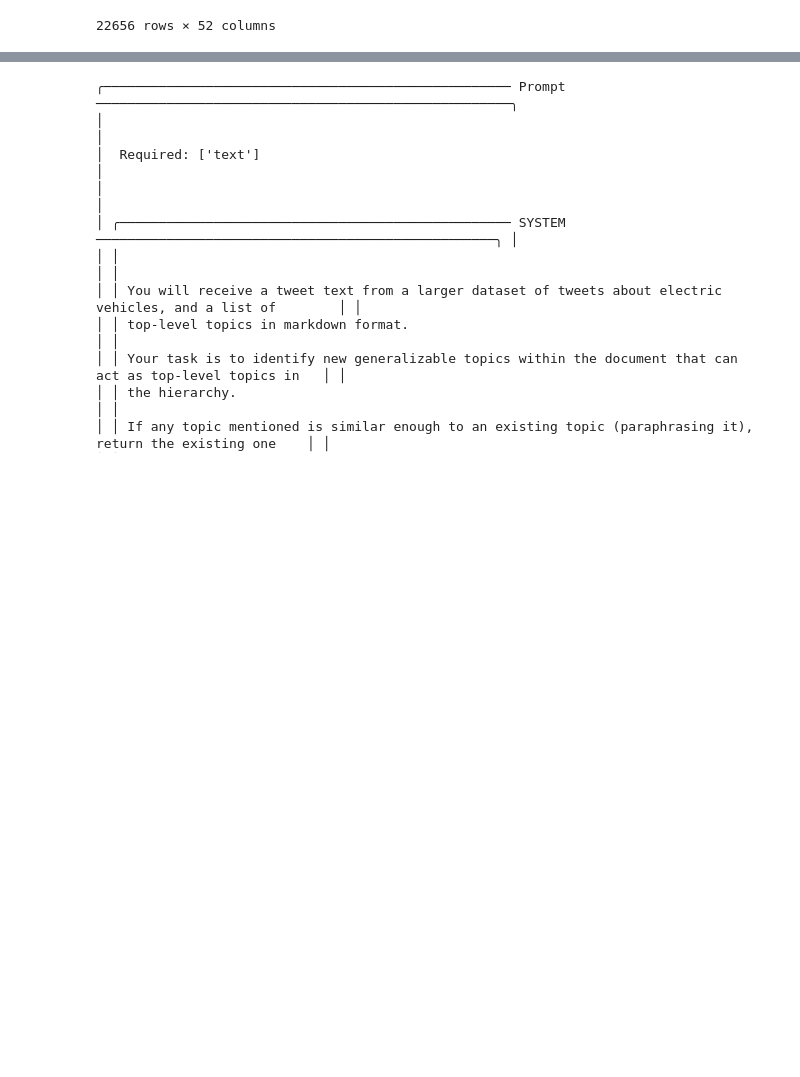
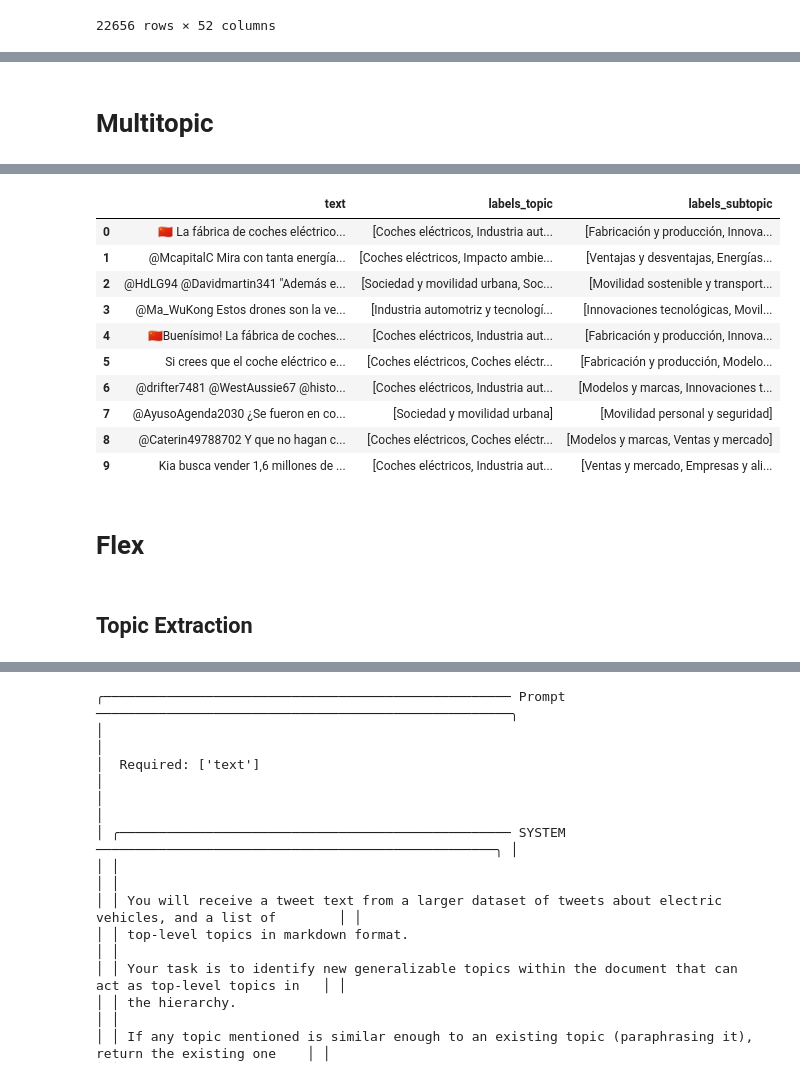
Before and after one commit to graphext/cuery, a Jupyter notebook: notebooks/topics.ipynb, the cells around one changed output, grey strips where cells are left out. Saved outputs shown, nothing was run; the diff lists cells and outputs as text; code cells hidden in the pictures; blank space fills up the shorter version.

```diff
--- a/notebooks/topics.ipynb
+++ b/notebooks/topics.ipynb
@@ -113,0 +193,8 @@ tt.to_pandas()
+# %% [markdown]
+# Multitopic
+# %%
+assigner = topics.MultiTopicAssigner(topics=taxonomy, texts=veh.text[:10])
+tt = await assigner(n_concurrent=100)
+tt_df = tt.to_pandas(explode=False)
+tt_df
+# %% [output]
@@ -113,0 +202,15 @@ tt.to_pandas()
+|  | text | labels_topic | labels_subtopic |
+| 0 | 🇨🇳 La fábrica de coches eléctrico... | [Coches eléctricos, Industria aut... | [Fabricación y producción, Innova... |
+| 1 | @McapitalC Mira con tanta energía... | [Coches eléctricos, Impacto ambie... | [Ventajas y desventajas, Energías... |
+| 2 | @HdLG94 @Davidmartin341 "Además e... | [Sociedad y movilidad urbana, Soc... | [Movilidad sostenible y transport... |
+| 3 | @Ma_WuKong Estos drones son la ve... | [Industria automotriz y tecnologí... | [Innovaciones tecnológicas, Movil... |
+| 4 | 🇨🇳Buenísimo! La fábrica de coches... | [Coches eléctricos, Industria aut... | [Fabricación y producción, Innova... |
+| 5 | Si crees que el coche eléctrico e... | [Coches eléctricos, Coches eléctr... | [Fabricación y producción, Modelo... |
+| 6 | @drifter7481 @WestAussie67 @histo... | [Coches eléctricos, Industria aut... | [Modelos y marcas, Innovaciones t... |
+| 7 | @AyusoAgenda2030 ¿Se fueron en co... | [Sociedad y movilidad urbana] | [Movilidad personal y seguridad] |
+| 8 | @Caterin49788702 Y que no hagan c... | [Coches eléctricos, Coches eléctr... | [Modelos y marcas, Ventas y mercado] |
+| 9 | Kia busca vender 1,6 millones de ... | [Coches eléctricos, Industria aut... | [Ventas y mercado, Empresas y ali... |
+# %% [markdown]
+# Flex
+# %% [markdown]
+## Topic Extraction
```
Also changed, not shown: parts of 42 cells of this notebook, 31 other files.
